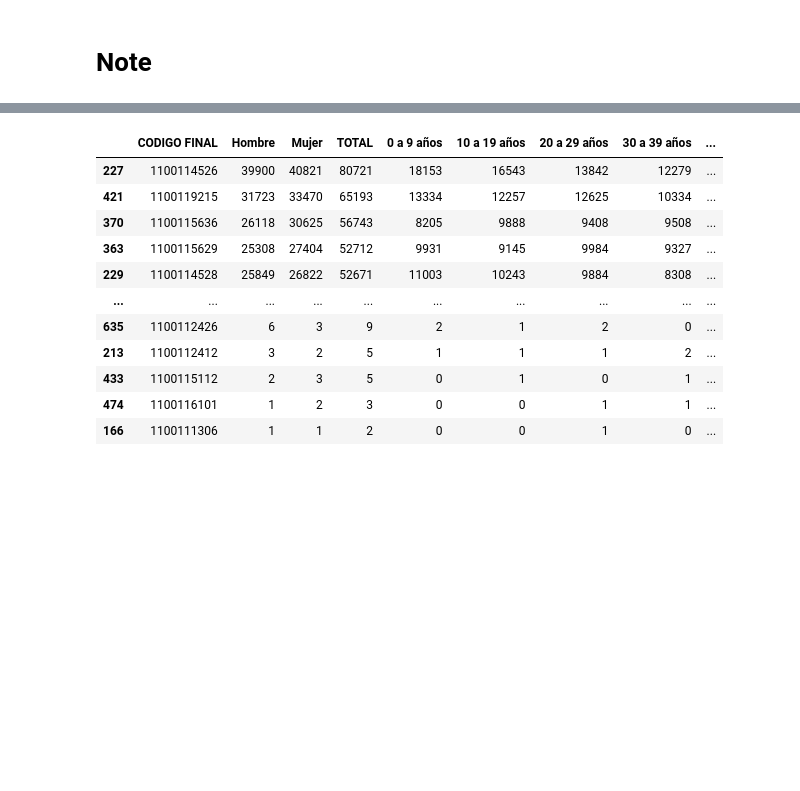
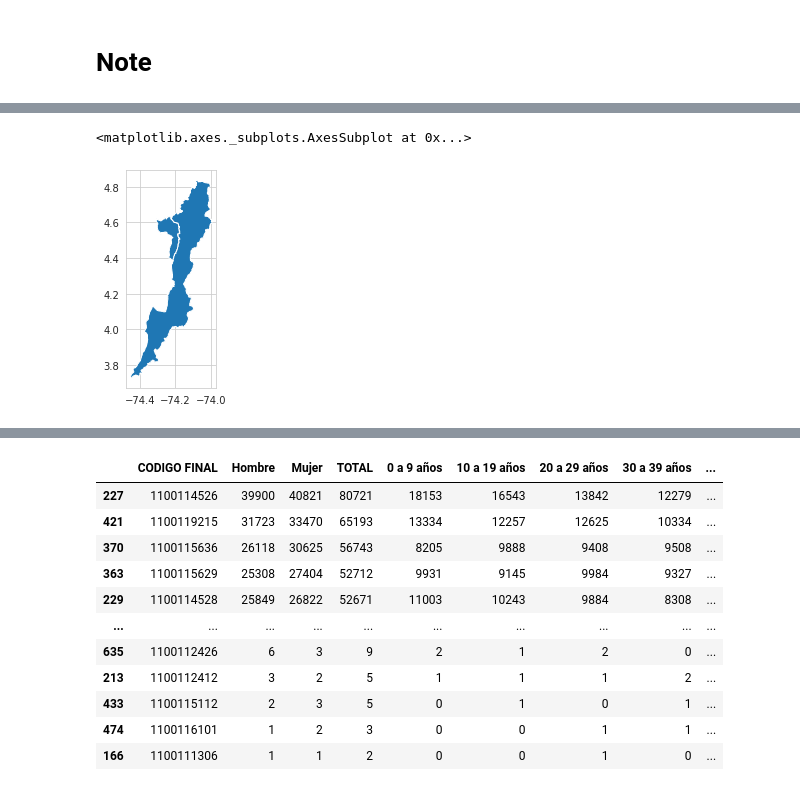
Before and after one commit to Data-Lama/covid_geoinsights_pipeline, a Jupyter notebook: notes/Notes.ipynb, the cells around one changed output, grey strips where cells are left out. Drawn from its saved outputs; the diff is of its cells as text; code cells hidden in the pictures; blank space fills up the shorter version.

Commit message:
Creates map of polygon to community

```diff
--- a/notes/Notes.ipynb
+++ b/notes/Notes.ipynb
@@ -60,3 +40,21 @@ sns.set_style("whitegrid")
 
 #jtplot.reset()
 km_constant = 110.567
+# %%
+# Loads the data
+raw_folder = '/home/estudiante/Dropbox/Projects/covid_fb_pipeline/data_repo/data/data_stages/colombia/raw'
+shape_file = os.path.join(raw_folder, 'geo', 'Municpios_Dane_2017.shp')
+shape_file_info = os.path.join(raw_folder, 'geo', 'municipios_db.csv')
+
+polygons = geopandas.read_file(shape_file)
+polygons_info = pd.read_csv(shape_file_info)
+
+# Polygons
+polygons = polygons[['Codigo_Dan','Shape_Area','geometry','Total_2018']].rename(columns = {'Codigo_Dan':'poly_id','Shape_Area':'attr_area', 'Total_2018': 'attr_population' })
+polygons.poly_id = polygons.poly_id.astype(int)
+
+
+# Polygon Info
+polygons_info['poly_name'] = polygons_info.apply(lambda row: '{}-{}'.format(row.muni_name, row.dep_name), axis = 1)
+polygons_info = polygons_info[['muni_id','poly_name']].rename(columns = {'muni_id':'poly_id'})
+polygons_final = polygons.merge(polygons_info, on = 'poly_id')
@@ -62,0 +77,16 @@ km_constant = 110.567
+# %%
+# Extracts the center
+polygons_final['poly_lon'] = polygons_final.geometry.centroid.to_crs('epsg:4326').x
+polygons_final['poly_lat'] = polygons_final.geometry.centroid.to_crs('epsg:4326').y
+
+# Adjusts geometry  to latiude and longitud
+polygons_final = polygons_final.to_crs('epsg:4326')
+
+# Converts to string
+polygons_final['poly_id'] = polygons_final['poly_id'].astype(str)
+
+# Manually adjusts adjusts Bogota
+polygons_final.loc[polygons_final.poly_id == '11001', 'poly_lon'] = -74.0939301
+polygons_final.loc[polygons_final.poly_id == '11001', 'poly_lat'] = 4.6576632
+
+polygons_final
@@ -62,0 +119,5 @@ km_constant = 110.567
+# %%
+polygons_final.loc[[485,79]].geometry.plot()
+# %% [output]
+<matplotlib.axes._subplots.AxesSubplot at 0x...>
+[figure, added]
```
Also changed, not shown: parts of 10 cells of this notebook, 3 other files.
